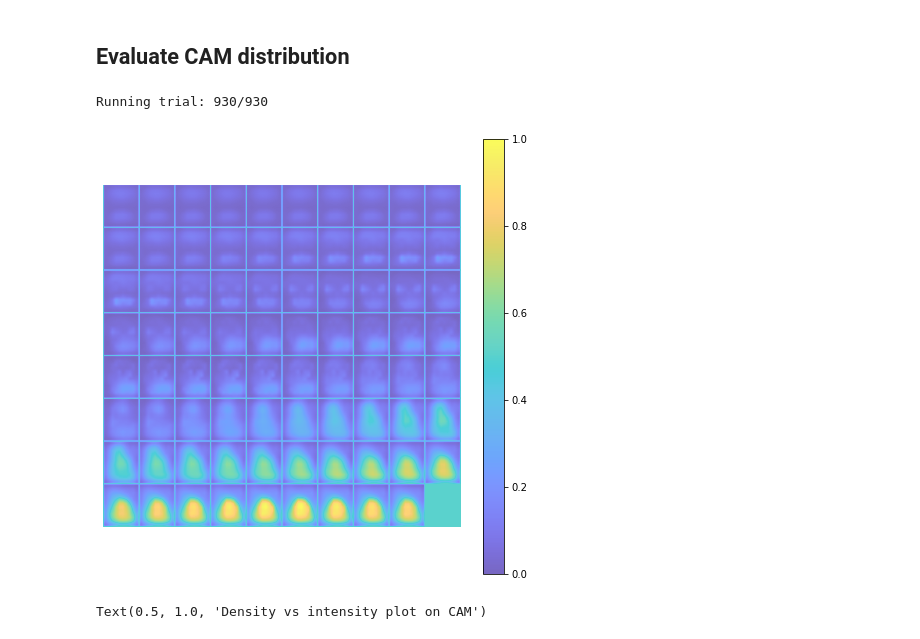
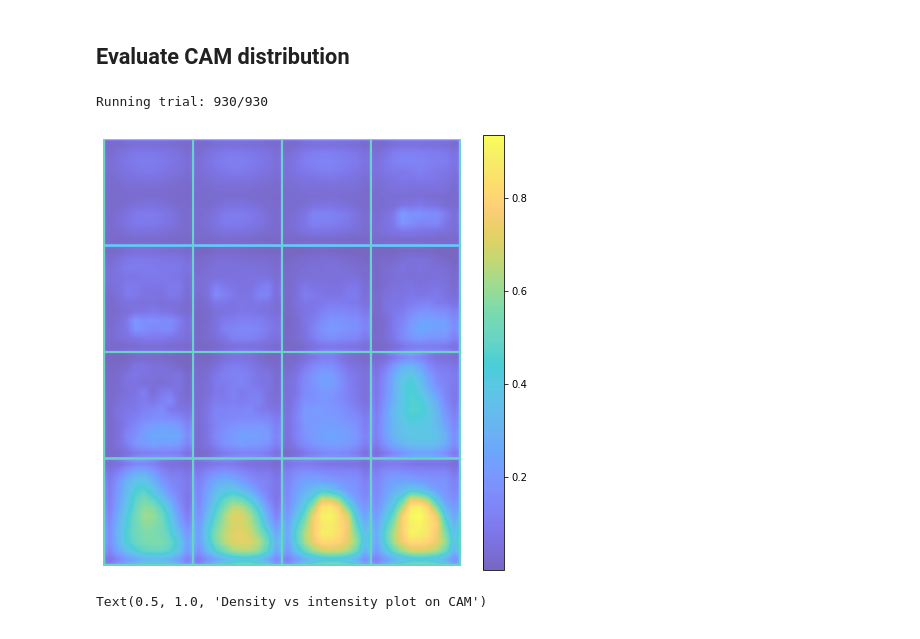
Before and after one commit to FredrikM97/Medical-ROI, a Jupyter notebook: notebooks/02_2 - WSOL - CAM.ipynb, the cells around one changed output. Cells and saved outputs as stored; diff of their text form; code cells hidden in the pictures.

```diff
--- a/notebooks/02_2 - WSOL - CAM.ipynb
+++ b/notebooks/02_2 - WSOL - CAM.ipynb
@@ -107,14 +171,16 @@ def trial_average(extractor, images:list=[], num_trials:int=10):
         return preprocess.preprocess_image(CAM.average_image(masks))
 # %%
 IMAGES = [image[1].squeeze(0) for image in THREADSAFE_CAM_EXTRACTOR.get_validation_images(observe_classes=OBSERVED_CLASSES)]
-averaged_mask = trial_average(THREADSAFE_CAM_EXTRACTOR, IMAGES)
+averaged_mask = trial_average(
+    THREADSAFE_CAM_EXTRACTOR, IMAGES
+)
 
 fig = CAM.plot(
-    masks=torch.stack([preprocess.to_grid(averaged_mask)])
+    masks=torch.stack([preprocess.to_grid(averaged_mask,max_num_slices=16, nrow=4)])
 );
 # %% [output]
 Running trial: 930/930
-[figure, old version]
+[figure, new version]
 # %%
 plt.figure()
 sns.kdeplot(np.hstack(np.hstack(averaged_mask)))
```
Also changed, not shown: parts of 11 cells of this notebook, 17 other files.
